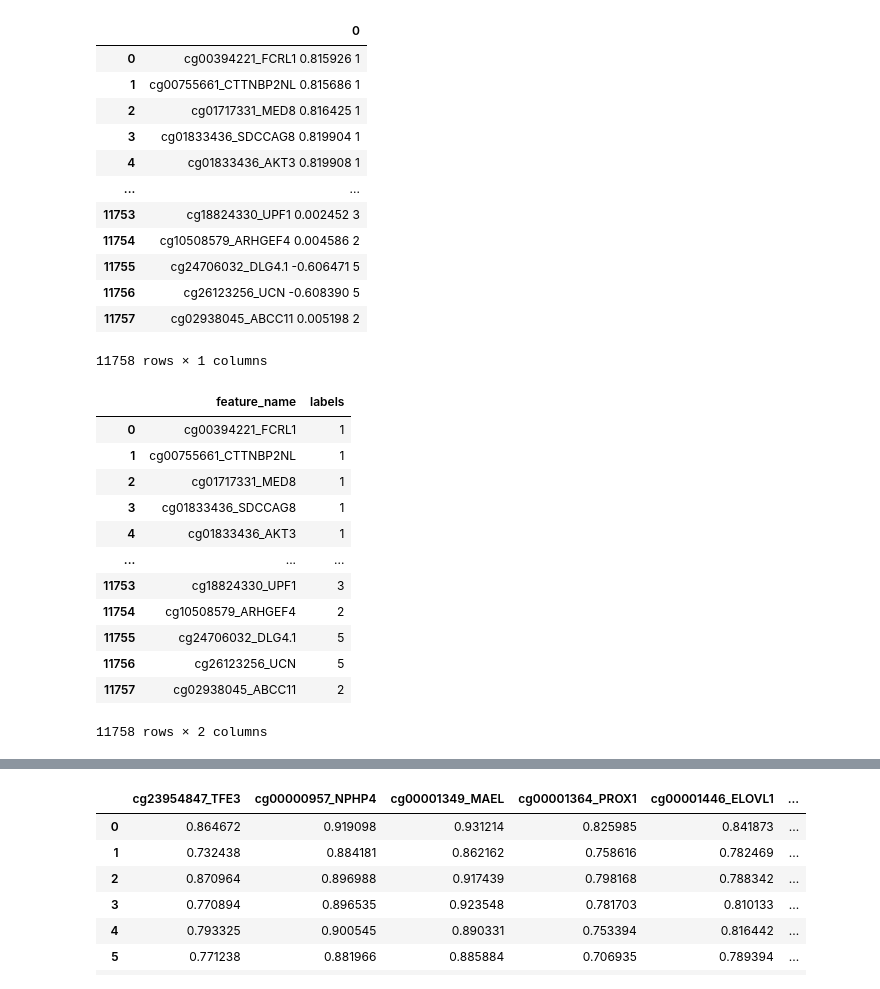
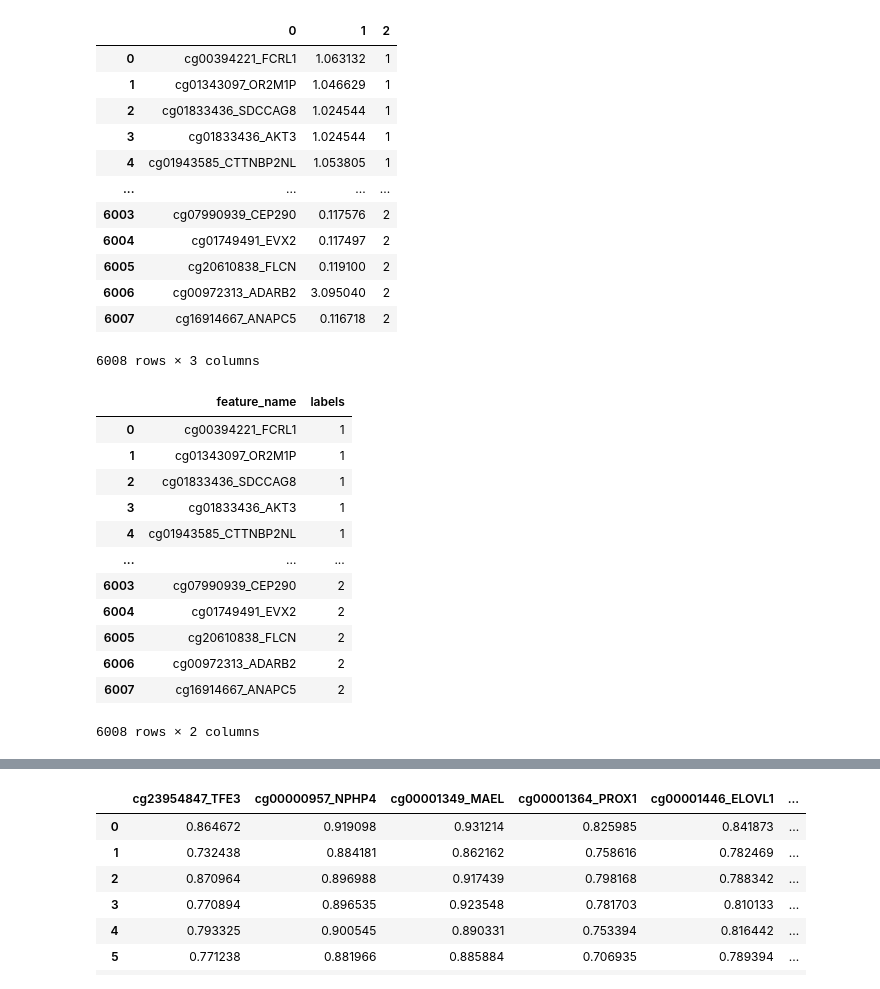
Before and after one commit to anuprulez/nanosampler, a Jupyter notebook: AML/analyse_niapu_features.ipynb, the cells around one changed output, grey strips where cells are left out. Saved outputs shown, nothing was run; the diff lists cells and outputs as text; code cells hidden in the pictures.

```diff
--- a/AML/analyse_niapu_features.ipynb
+++ b/AML/analyse_niapu_features.ipynb
@@ -78,45 +79,46 @@ nebit_features
 # %%
-df_apu_labels = pd.read_csv(base_path + "src/output_gene_ranking", sep=",", header=None)
+output_gene_ranking_path = "src/output_gene_ranking_5000"
+df_apu_labels = pd.read_csv(base_path + output_gene_ranking_path, sep=" ", header=None)
 df_apu_labels
 # %% [output]
-|  | 0 |
-| 0 | cg00394221_FCRL1 0.815926 1 |
-| 1 | cg00755661_CTTNBP2NL 0.815686 1 |
-| 2 | cg01717331_MED8 0.816425 1 |
-| 3 | cg01833436_SDCCAG8 0.819904 1 |
-| 4 | cg01833436_AKT3 0.819908 1 |
-| ... | ... |
-| 11753 | cg18824330_UPF1 0.002452 3 |
-| 11754 | cg10508579_ARHGEF4 0.004586 2 |
-| 11755 | cg24706032_DLG4.1 -0.606471 5 |
-| 11756 | cg26123256_UCN -0.608390 5 |
-| 11757 | cg02938045_ABCC11 0.005198 2 |
+|  | 0 | 1 | 2 |
+| 0 | cg00394221_FCRL1 | 1.063132 | 1 |
+| 1 | cg01343097_OR2M1P | 1.046629 | 1 |
+| 2 | cg01833436_SDCCAG8 | 1.024544 | 1 |
+| 3 | cg01833436_AKT3 | 1.024544 | 1 |
+| 4 | cg01943585_CTTNBP2NL | 1.053805 | 1 |
+| ... | ... | ... | ... |
+| 6003 | cg07990939_CEP290 | 0.117576 | 2 |
+| 6004 | cg01749491_EVX2 | 0.117497 | 2 |
+| 6005 | cg20610838_FLCN | 0.119100 | 2 |
+| 6006 | cg00972313_ADARB2 | 3.095040 | 2 |
+| 6007 | cg16914667_ANAPC5 | 0.116718 | 2 |
-11758 rows × 1 columns
+6008 rows × 3 columns
 # %%
 l_name = list()
 l_labels = list()
 for item in df_apu_labels.iterrows():
-    #print(item[1].values[0])
-    row = item[1].values[0].split(" ")
-    l_name.append(row[0])
-    l_labels.append(row[2])
+    #print(item[1])
+    #row = item[1].values[0].split(" ")
+    l_name.append(item[1][0])
+    l_labels.append(item[1][2])
 
 df_labels = pd.DataFrame(zip(l_name, l_labels), columns=["feature_name", "labels"])
 df_labels
 # %% [output]
 |  | feature_name | labels |
 | 0 | cg00394221_FCRL1 | 1 |
-| 1 | cg00755661_CTTNBP2NL | 1 |
-| 2 | cg01717331_MED8 | 1 |
-| 3 | cg01833436_SDCCAG8 | 1 |
-| 4 | cg01833436_AKT3 | 1 |
+| 1 | cg01343097_OR2M1P | 1 |
+| 2 | cg01833436_SDCCAG8 | 1 |
+| 3 | cg01833436_AKT3 | 1 |
+| 4 | cg01943585_CTTNBP2NL | 1 |
 | ... | ... | ... |
-| 11753 | cg18824330_UPF1 | 3 |
-| 11754 | cg10508579_ARHGEF4 | 2 |
-| 11755 | cg24706032_DLG4.1 | 5 |
-| 11756 | cg26123256_UCN | 5 |
-| 11757 | cg02938045_ABCC11 | 2 |
+| 6003 | cg07990939_CEP290 | 2 |
+| 6004 | cg01749491_EVX2 | 2 |
+| 6005 | cg20610838_FLCN | 2 |
+| 6006 | cg00972313_ADARB2 | 2 |
+| 6007 | cg16914667_ANAPC5 | 2 |
-11758 rows × 2 columns
+6008 rows × 2 columns
 # %%
 labels = df_labels["labels"].tolist()
 # %%
```
Also changed, not shown: parts of 16 cells of this notebook, 3 other files.
